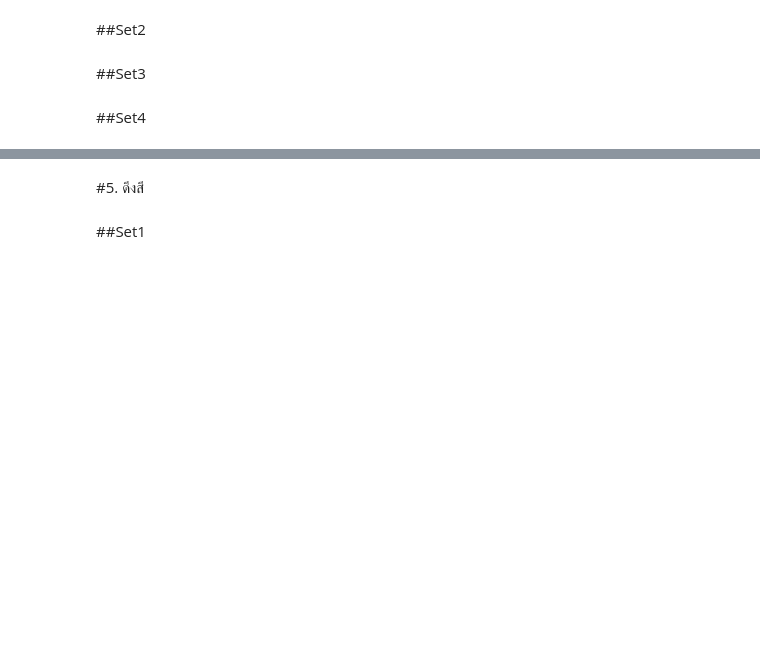
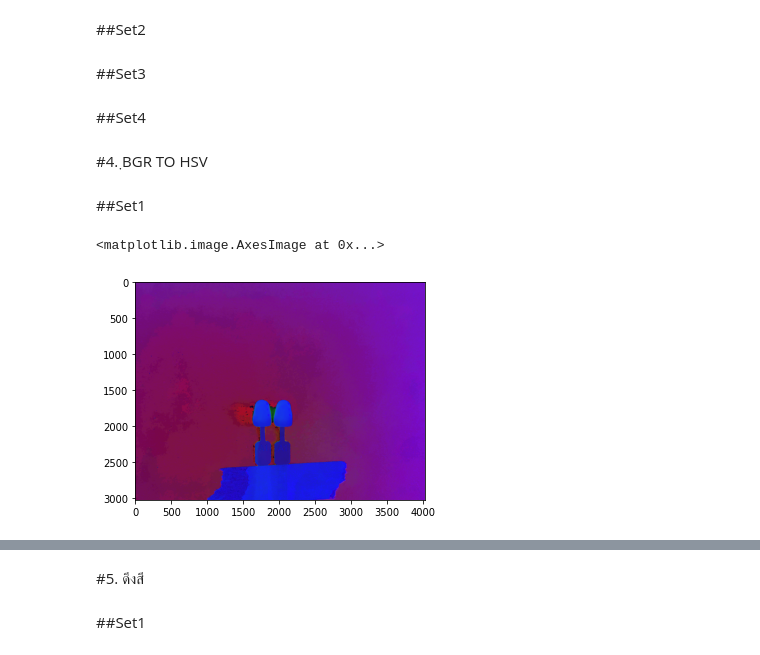
Before and after one commit to Kggzzz/Project_2021_matchingcolor, a Jupyter notebook: prepare_A1.ipynb, the cells around one changed output, grey strips where cells are left out. Drawn from its saved outputs; the diff is of its cells as text; code cells hidden in the pictures; blank space fills up the shorter version.

```diff
--- a/prepare_A1.ipynb
+++ b/prepare_A1.ipynb
@@ -31,2 +58,19 @@ S1_doubleA1D4_1 = ''
+# %%
+S1_doubleA1A1_1 = '219558E6-E67A-4672-9E46-3D084D0D2032.png'
+S1_doubleA1A2_1 = '3E2D92F5-C039-4375-8801-7177CE0C110B.png'
+S1_doubleA1A3_1 = '7EE62CC1-C35A-4BD5-8B99-7A02F504FB92.png'
+S1_doubleA1A3_51 = '630B56EB-1A02-4C39-8E72-401279881303.png'
+S1_doubleA1A4_1 = '91D7D709-F23E-4AE3-A0A2-A445F61D67EB.png'
+S1_doubleA1B1_1 = '7F841DFC-287B-41C2-A4F5-49FA7331CBB0.png'
+S1_doubleA1B2_1 = 'C845B358-A745-4A47-BEED-A31BE9B2229C.png'
+S1_doubleA1B3_1 = '3AA52381-B0B1-4EB5-9A71-A6A514AF1F79.png'
+S1_doubleA1B4_1 = '492C2452-03B4-409A-B1EF-D3C0C7854512.png'
+S1_doubleA1C1_1 = 'ABB4CCA8-A40F-44E3-9181-2516DB231774.png'
+S1_doubleA1C2_1 = 'EC0C76AB-82FB-47F1-A4A9-EC9536A007D0.png'
+S1_doubleA1C3_1 = 'DEABE2EA-9BB9-415C-9F2C-994163642A74.png'
+S1_doubleA1C4_1 = 'BC123F06-33C9-4009-B381-3C58514DADB4.png'
+S1_doubleA1D2_1 = 'BA98E02C-01C7-4C92-BFF1-E5B9C8A2C12B.png'
+S1_doubleA1D3_1 = '0EFF075B-90D3-49EA-AB42-6118396846B9.png'
+S1_doubleA1D4_1 = '09B5108F-2B91-4CF9-8020-3A7689AA22F8.png'
 # %% [markdown]
 ##Set2
@@ -496,3 +669,14 @@ S4RGB_imgA1D3_1= cv2.cvtColor(imgS4_A1D3_1, cv2.COLOR_BGR2RGB)
 # %%
 imgS4_A1D4_1  = cv2.imread(S4_doubleA1D4_1)
 S4RGB_imgA1D4_1= cv2.cvtColor(imgS4_A1D4_1, cv2.COLOR_BGR2RGB)
+# %% [markdown]
+#4. ฺBGR TO HSV
+# %% [markdown]
+##Set1
+# %%
+S1_A1A1_1img  = cv2.imread(S1_doubleA1A1_1)
+S1HSV_imgA1A1_1= cv2.cvtColor(S1_A1A1_1img, cv2.COLOR_BGR2HSV)
+plt.imshow(S1HSV_imgA1A1_1)
+# %% [output]
+<matplotlib.image.AxesImage at 0x...>
+[figure, added]
```
Also changed, not shown: parts of 566 cells of this notebook.
